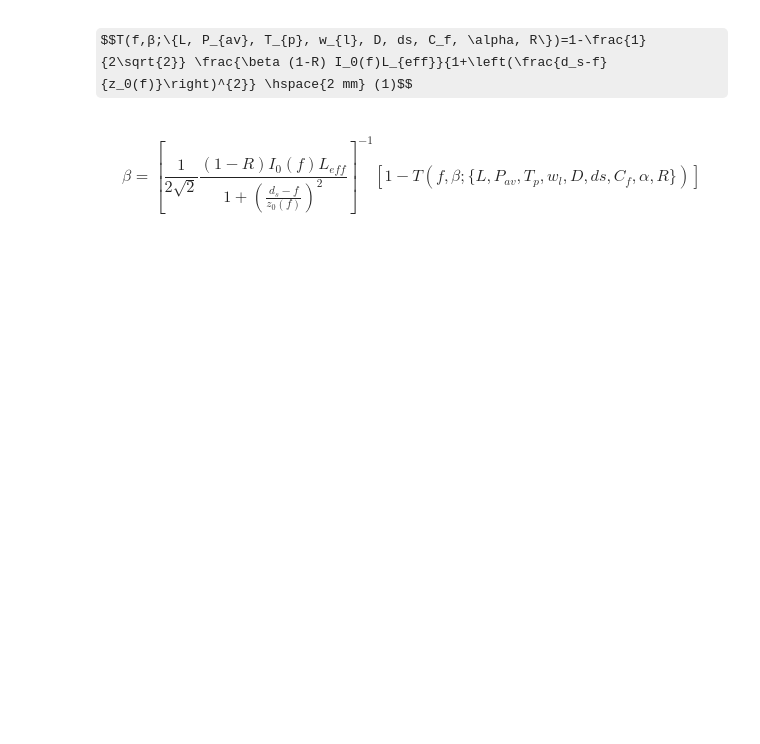
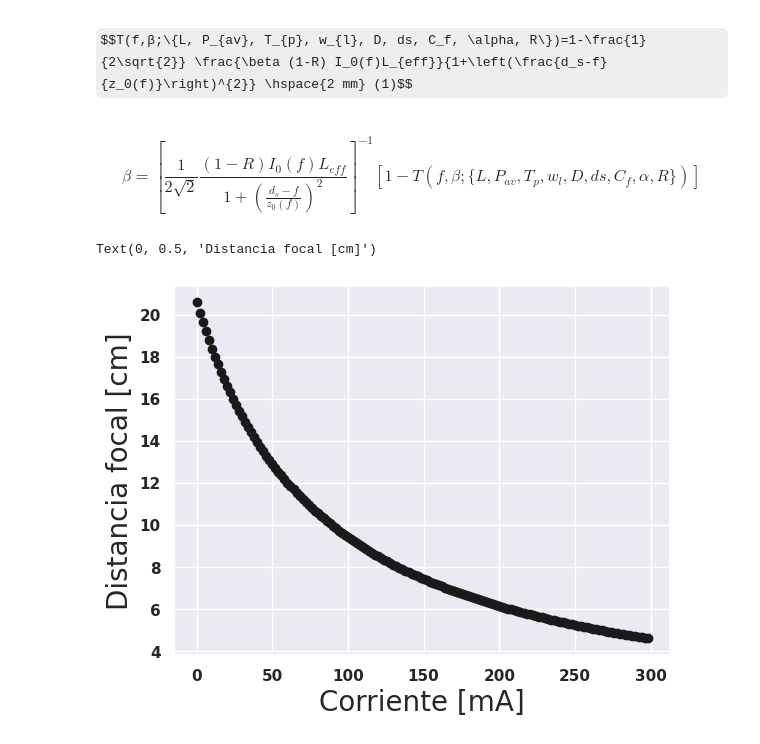
Before and after one commit to EstebanM-98/University_codes, a Jupyter notebook: TPA/analisis2.ipynb, the cells around one changed output. Saved outputs shown, nothing was run; the diff lists cells and outputs as text; code cells hidden in the pictures; some formulas as TeX source; blank space fills up the shorter version.

```diff
--- a/TPA/analisis2.ipynb
+++ b/TPA/analisis2.ipynb
@@ -103,15 +104,18 @@ df = pd.read_csv('Parametros_fscan.txt', delimiter = "\t",index_col=0)
 # %%
 # Señal con ruido.
 # Corriente con menos puntos cerca de la caida.
 corriente=[i for i in range(0,300,2)]
 
 corriente=np.array(corriente)
 ######################## PARAMETROS QUE SE ASUMEN COMO LOS REALES
 focal=focalcurr('opt2',corriente) #focal distance [m]
 
 plt.plot(corriente,focal*100,'ko')
-plt.xlabel('Corriente [mA]')
-plt.ylabel('Distancia focal [cm]')
+plt.xlabel('Corriente [mA]',fontsize=20)
+plt.ylabel('Distancia focal [cm]',fontsize=20)
+# %% [output]
+Text(0, 0.5, 'Distancia focal [cm]')
+[figure, added]
 # %%
 # Señal con ruido.
 # Corriente con menos puntos cerca de la caida.
```
Also changed, not shown: parts of 11 cells of this notebook, 11 other files.
